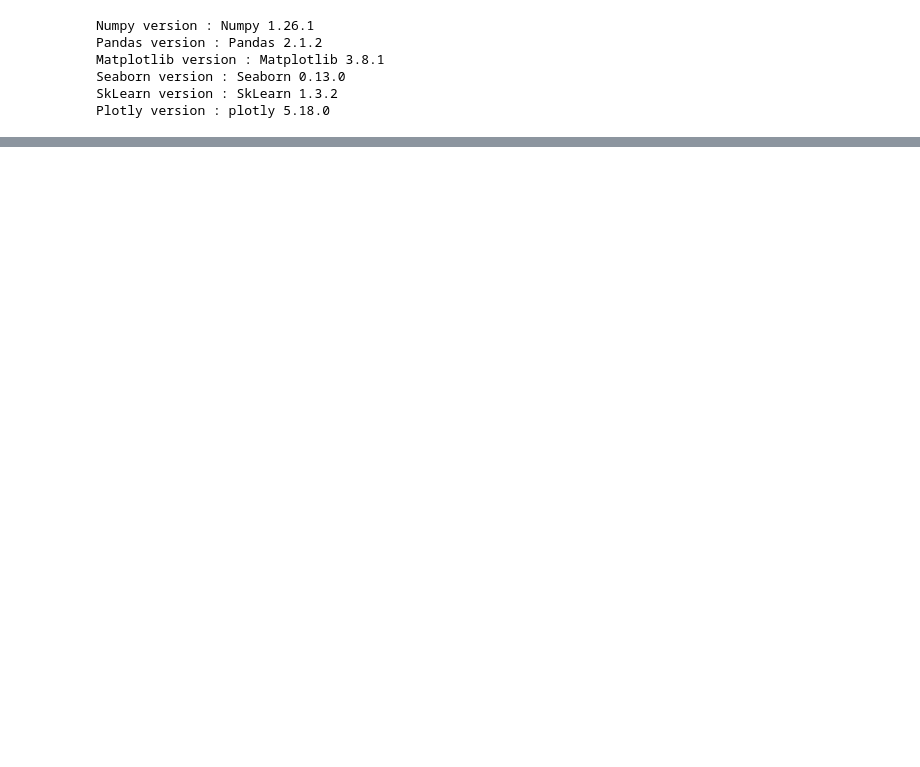
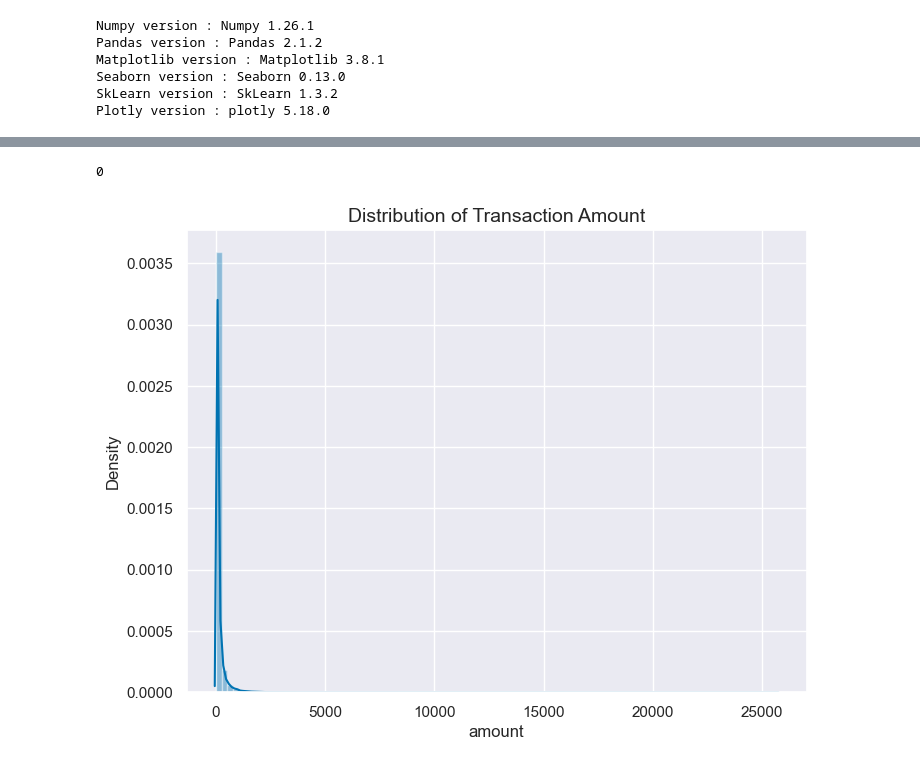
Before and after one commit to syntech-97/Fraud-Detection-Project, a Jupyter notebook: train_model.ipynb, the cells around one changed output, grey strips where cells are left out. Cells and saved outputs as stored; diff of their text form; code cells hidden in the pictures; blank space fills up the shorter version.

```diff
--- a/train_model.ipynb
+++ b/train_model.ipynb
@@ -46,0 +147,13 @@ Plotly version : plotly 5.18.0
+# %%
+# Dealing with missing data (Error Handling)
+df.isnull().sum().max()
+# %% [output]
+0
+# %%
+# Checking the distibution
+plt.figure(figsize=(8, 6))
+plt.title('Distribution of Transaction Amount', fontsize=14)
+sns.distplot(df['amount'], bins=100)
+plt.show()
+# %% [output]
+[figure, added]
```
Also changed, not shown: parts of 41 cells of this notebook.
